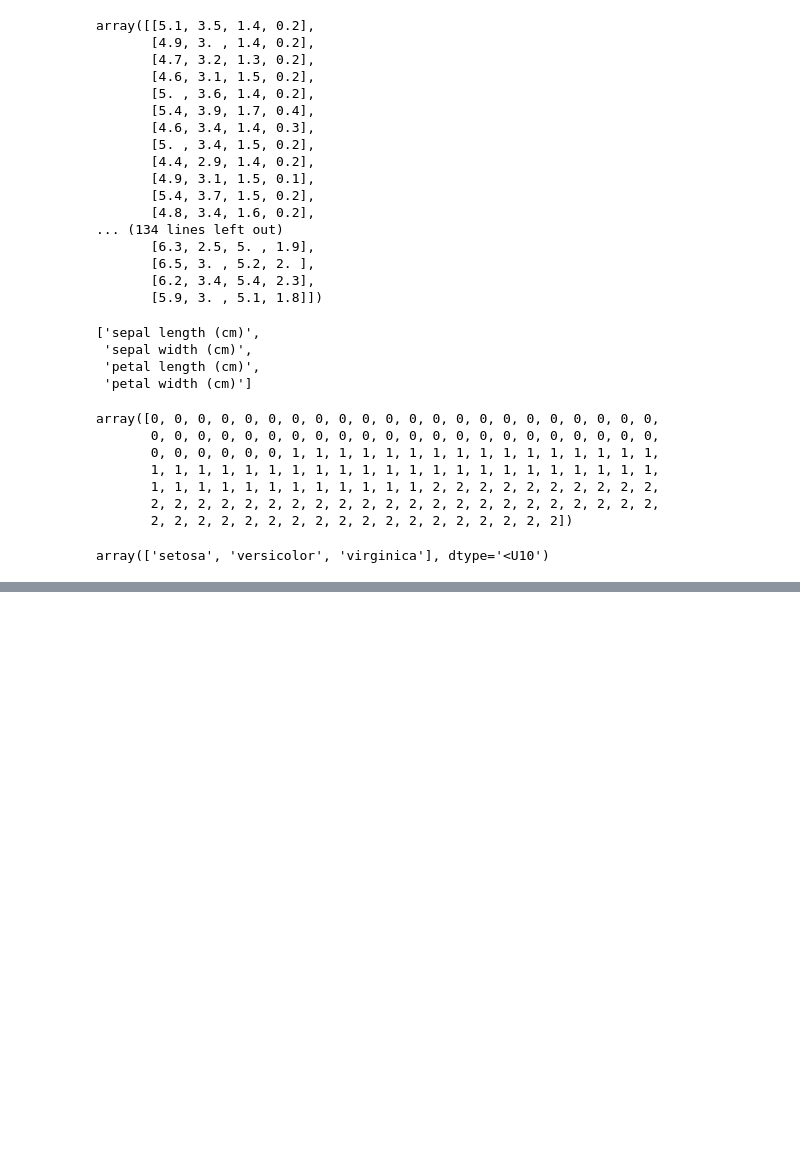
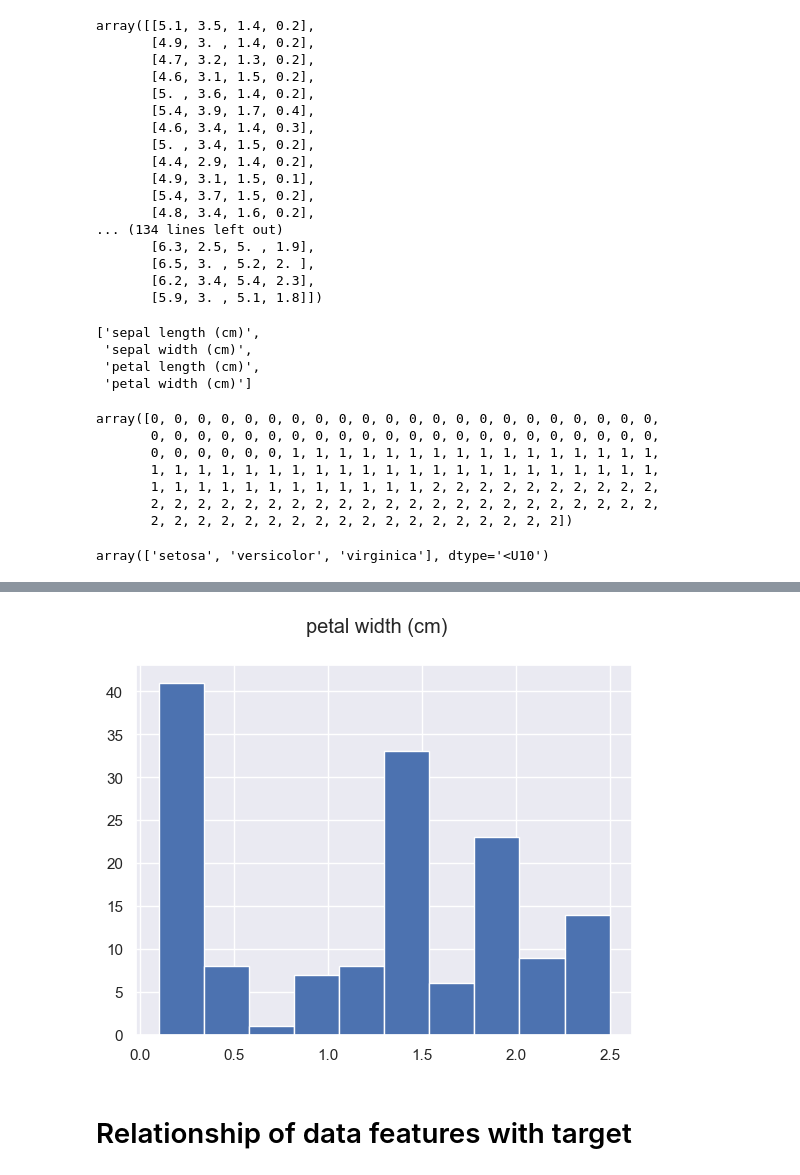
Before and after one commit to shoumik77/irisEDA, a Jupyter notebook: irisdataset.ipynb, the cells around one changed output, grey strips where cells are left out. Saved outputs shown, nothing was run; the diff lists cells and outputs as text; code cells hidden in the pictures; blank space fills up the shorter version.

```diff
--- a/irisdataset.ipynb
+++ b/irisdataset.ipynb
@@ -87,0 +138,9 @@ array(['setosa', 'versicolor', 'virginica'], dtype='<U10')
+# %%
+col = "petal width (cm)"
+df[col].hist()
+plt.suptitle(col)
+plt.show()
+# %% [output]
+[figure, added]
+# %% [markdown]
+# Relationship of data features with target
```
Also changed, not shown: parts of 16 cells of this notebook.
